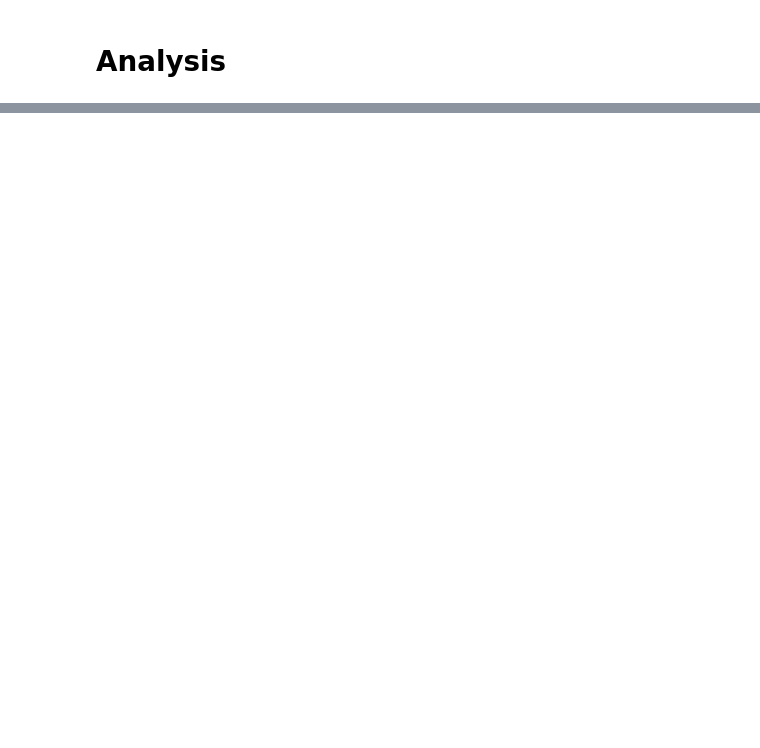
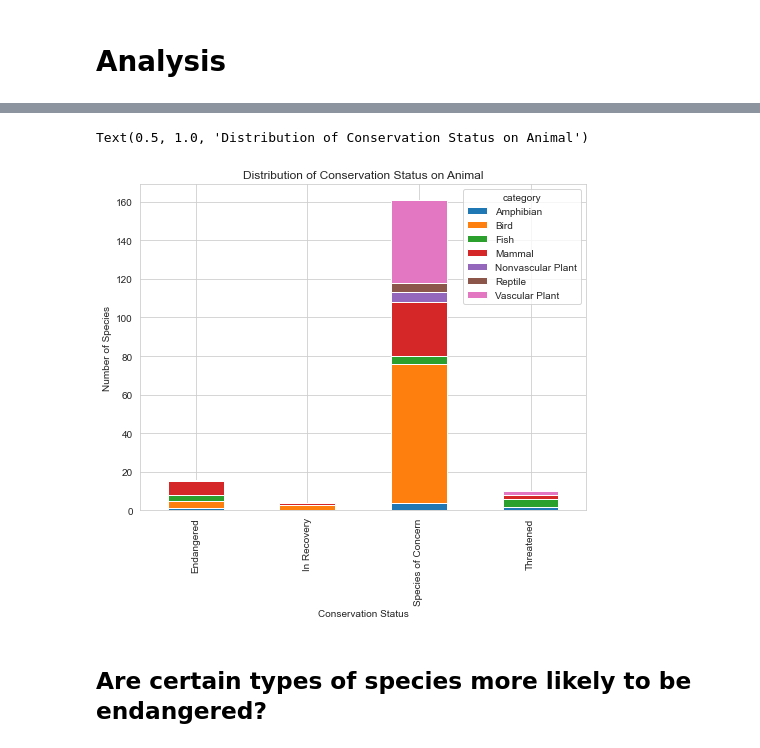
Before and after one commit to Penzragon/biodiversity, a Jupyter notebook: biodiversity.ipynb, the cells around one changed output, grey strips where cells are left out. Drawn from its saved outputs; the diff is of its cells as text; code cells hidden in the pictures; blank space fills up the shorter version.

Commit message:
Conservation Status Difference

```diff
--- a/biodiversity.ipynb
+++ b/biodiversity.ipynb
@@ -78,3 +94,5 @@ Conservation status:
 # %% [markdown]
 # Analysis
+# %%
+sns.set_style("whitegrid")
 # %% [markdown]
@@ -81,0 +100,3 @@ What is the distribution of conservation_status for animals?
+# %%
+conservationCategory = species.groupby(['conservation_status', 'category']).size().reset_index().pivot(columns='category', index='conservation_status', values=0)
+conservationCategory.head()
@@ -81,0 +110,10 @@ What is the distribution of conservation_status for animals?
+# %%
+ax = conservationCategory.plot(kind='bar', stacked=True, figsize=(8,6))
+ax.set_xlabel('Conservation Status')
+ax.set_ylabel('Number of Species')
+ax.set_title('Distribution of Conservation Status on Animal')
+# %% [output]
+Text(0.5, 1.0, 'Distribution of Conservation Status on Animal')
+[figure, added]
+# %% [markdown]
+## Are certain types of species more likely to be endangered?
```
Also changed, not shown: parts of 18 cells of this notebook.
